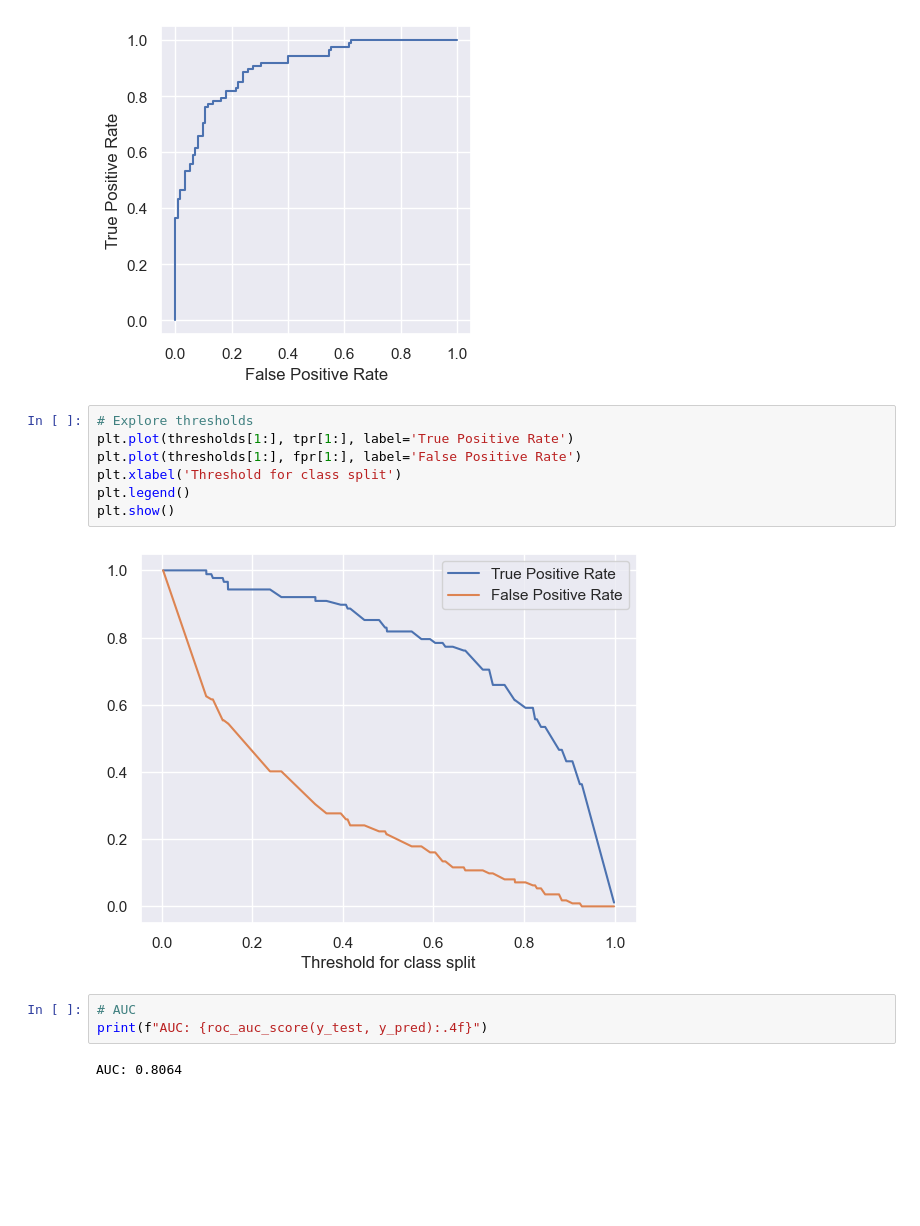
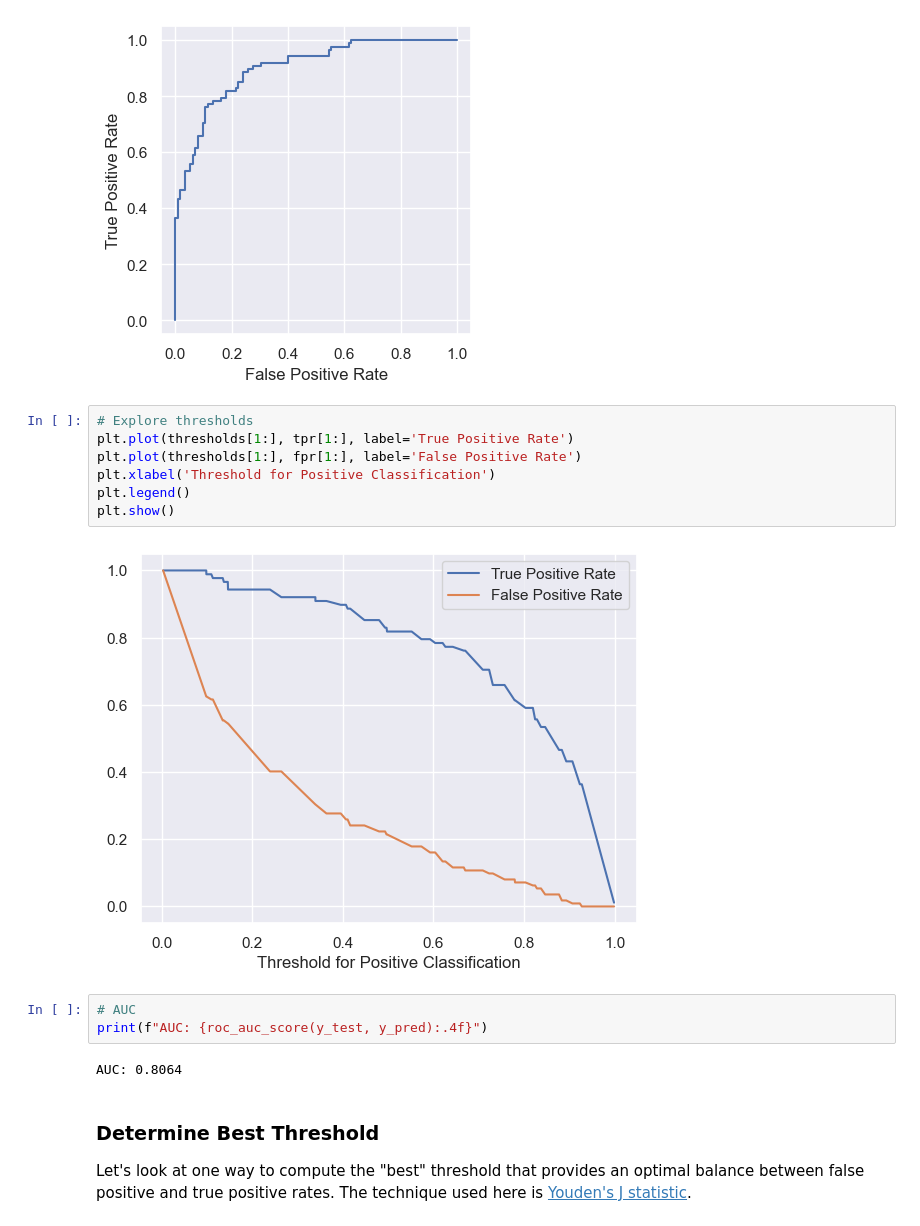
Before and after one commit to data-sandbox/ml-sandbox, a Jupyter notebook: roc_auc/roc_curves.ipynb, the cells around one changed output. Saved outputs shown, nothing was run; the diff lists cells and outputs as text; blank space fills up the shorter version.

Commit message:
Add optimal threshold analysis

```diff
--- a/roc_auc/roc_curves.ipynb
+++ b/roc_auc/roc_curves.ipynb
@@ -112,14 +115,18 @@ roc_display.figure_.set_size_inches(4, 4)
 # %%
 # Explore thresholds
 plt.plot(thresholds[1:], tpr[1:], label='True Positive Rate')
 plt.plot(thresholds[1:], fpr[1:], label='False Positive Rate')
-plt.xlabel('Threshold for class split')
+plt.xlabel('Threshold for Positive Classification')
 plt.legend()
 plt.show()
 # %% [output]
-[figure, old version]
+[figure, new version]
 # %%
 # AUC
 print(f"AUC: {roc_auc_score(y_test, y_pred):.4f}")
 # %% [output]
 AUC: 0.8064
+# %% [markdown]
+### Determine Best Threshold
+
+Let's look at one way to compute the "best" threshold that provides an optimal balance between false positive and true positive rates. The technique used here is [Youden's J statistic](https://en.wikipedia.org/wiki/Youden%27s_J_statistic).
```
Also changed, not shown: parts of 9 cells of this notebook.
